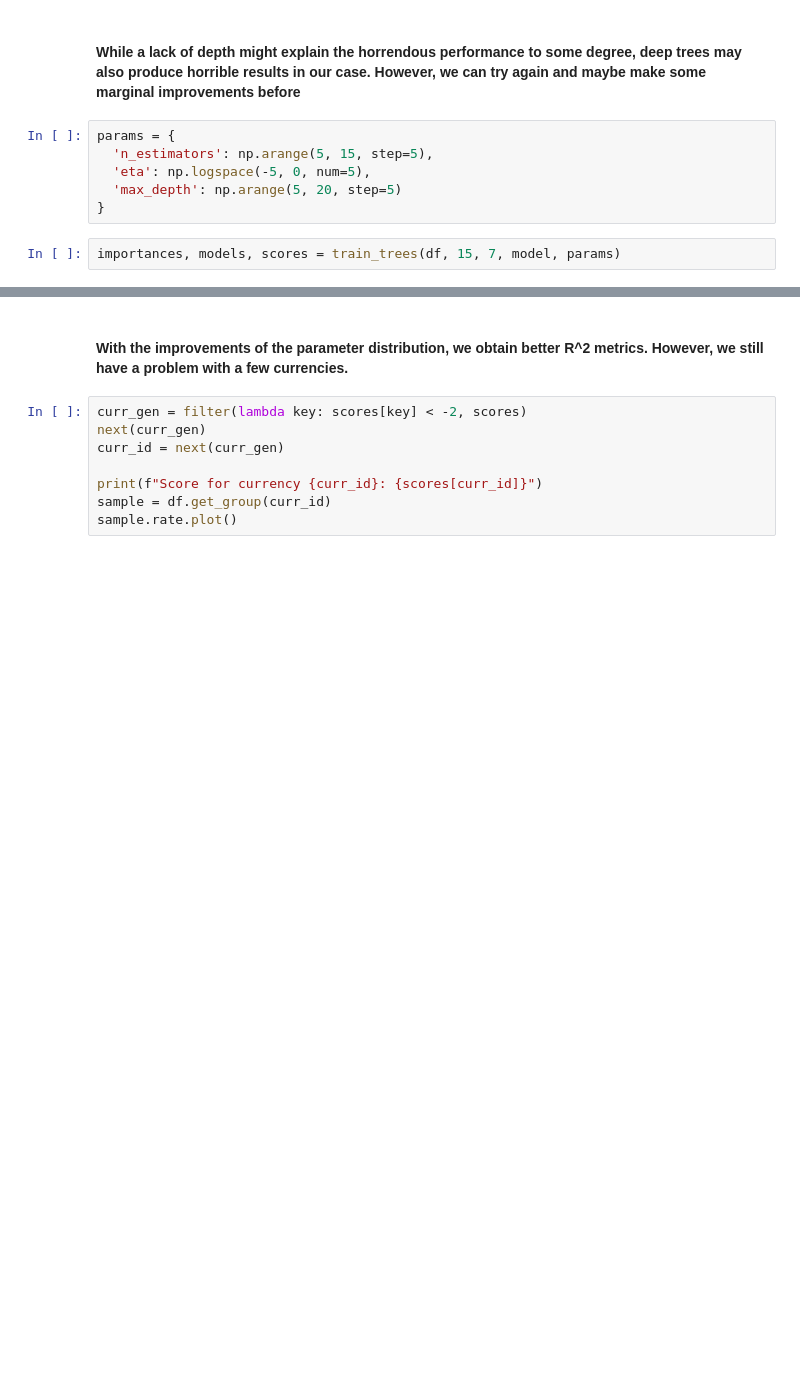
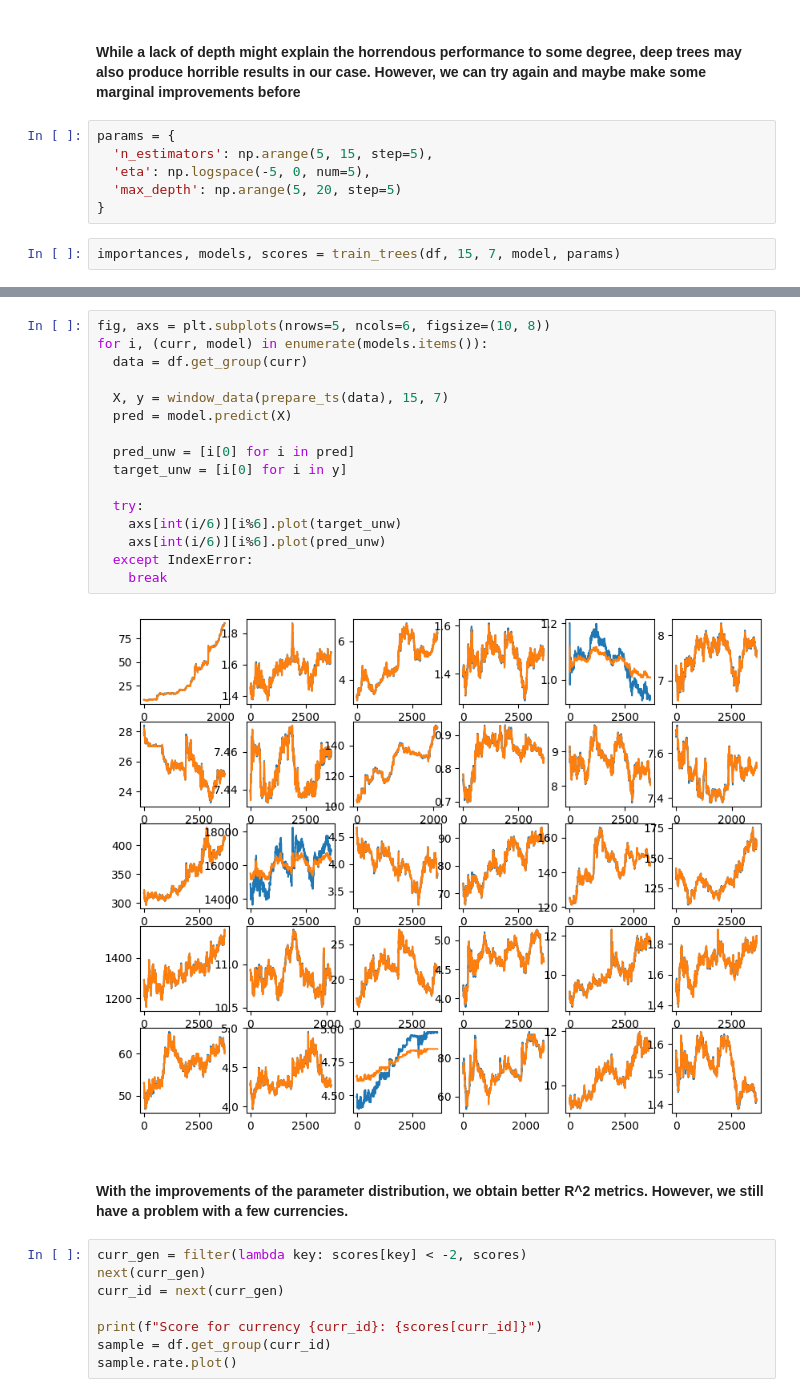
Before and after one commit to lukasjanusauskas/forex, a Jupyter notebook: notebooks/modelling.ipynb, the cells around one changed output, grey strips where cells are left out. Drawn from its saved outputs; the diff is of its cells as text; blank space fills up the shorter version.

Commit message:
Trained and saved models

```diff
--- a/notebooks/modelling.ipynb
+++ b/notebooks/modelling.ipynb
@@ -312,3 +312,21 @@ scores
+# %%
+fig, axs = plt.subplots(nrows=5, ncols=6, figsize=(10, 8))
+for i, (curr, model) in enumerate(models.items()):
+  data = df.get_group(curr)
+
+  X, y = window_data(prepare_ts(data), 15, 7)
+  pred = model.predict(X)
+
+  pred_unw = [i[0] for i in pred]
+  target_unw = [i[0] for i in y]
+
+  try:
+    axs[int(i/6)][i%6].plot(target_unw)
+    axs[int(i/6)][i%6].plot(pred_unw)
+  except IndexError:
+    break
+# %% [output]
+[figure, added]
 # %% [markdown]
 #### With the improvements of the parameter distribution, we obtain better R^2 metrics. However, we still have a problem with a few currencies.
 # %%
```
Also changed, not shown: parts of 8 cells of this notebook, 2 other files.
